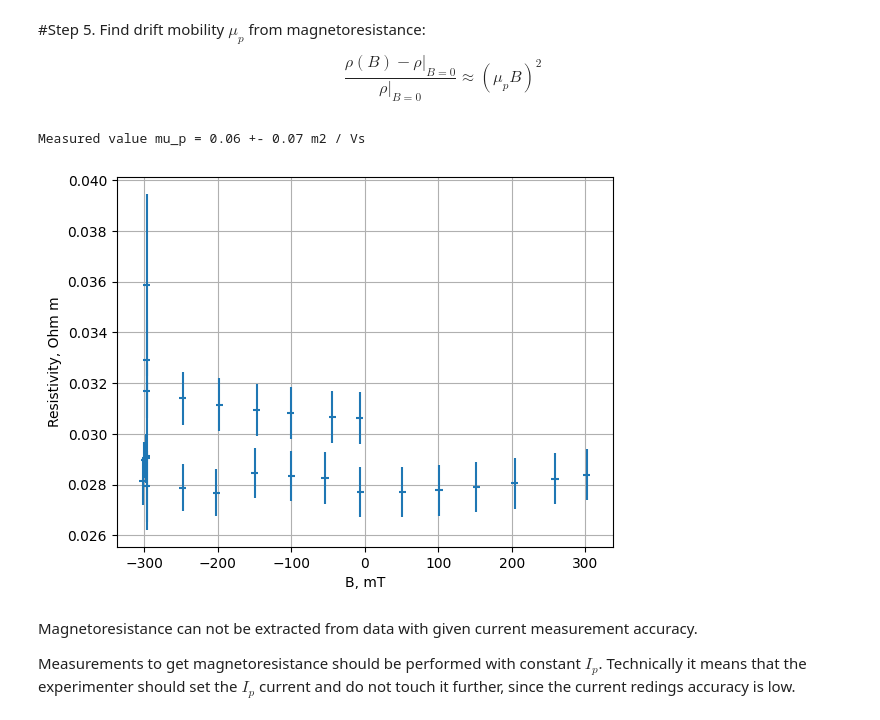
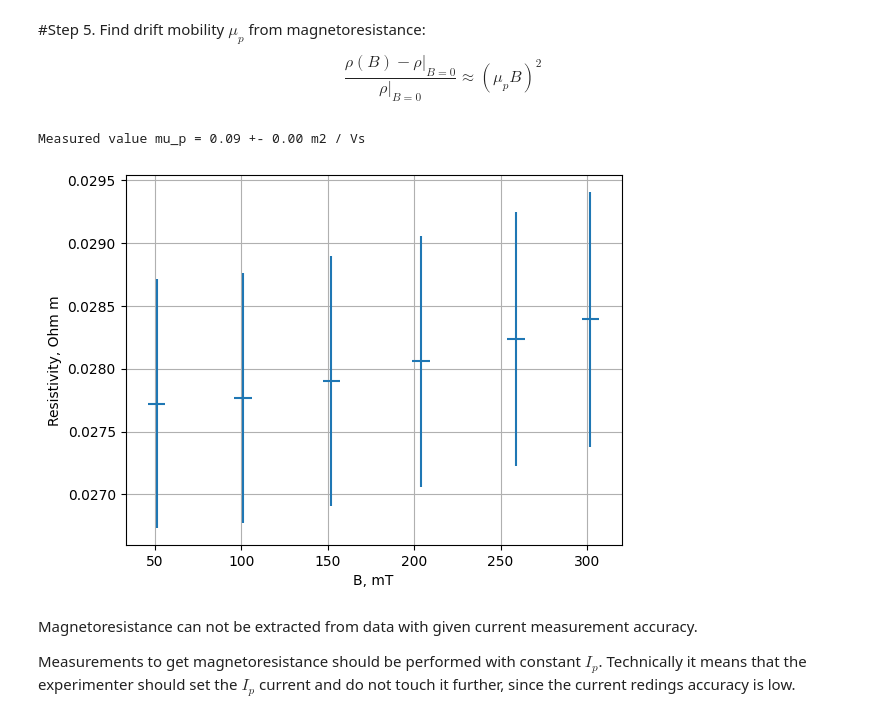
Before and after one commit to evgeny-kolonsky/Lab4, a Jupyter notebook: Hall/Hall_cold_measurements.ipynb, the cells around one changed output. Saved outputs shown, nothing was run; the diff lists cells and outputs as text; code cells hidden in the pictures.

```diff
--- a/Hall/Hall_cold_measurements.ipynb
+++ b/Hall/Hall_cold_measurements.ipynb
@@ -228,68 +228,68 @@ $$
 # %%
 data = '''
 # Ip/mA, Up/mV, Uh/mV, B/mT
-30 1350 8.89 302
-30 1338 17.45 248
-30 1329 25.28 202
-29 1320 34.67 150
-29 1315 44.11 100
-27.5 1244 50.60 54
-28 1242 59.74 6
+#30 1350 8.89 302
+#30 1338 17.45 248
+#30 1329 25.28 202
+#29 1320 34.67 150
+#29 1315 44.11 100
+#27.5 1244 50.60 54
+#28 1242 59.74 6
 28 1242 71.28 -51
 28 1244 80.85 -101
 28 1250 90.56 -152
 28 1257 99.98 -204
 28 1265 109.50 -259
 28 1272 116.62 -302
-40 1854 12.86 300
-30 1394 9.89 298
-20 894 6.34 297
-10 466 3.29 297
+#40 1854 12.86 300
+#30 1394 9.89 298
+#20 894 6.34 297
+#10 466 3.29 297
 #0 -53 -0.33 297
--10 -574 -3.98 297
--21 -1106 -7.77 297
--30 -1521 -10.76 297
--30 -1507 -19.71 248
--30 -1495 -29.23 198
--30 -1485 -39.64 147
--30 -1479 -49.21 101
--30 -1472 -62.14 44
--30 -1470 -70.53 7
+#-10 -574 -3.98 297
+#-21 -1106 -7.77 297
+#-30 -1521 -10.76 297
+#-30 -1507 -19.71 248
+#-30 -1495 -29.23 198
+#-30 -1485 -39.64 147
+#-30 -1479 -49.21 101
+#-30 -1472 -62.14 44
+#-30 -1470 -70.53 7
 '''
 Ip, Up, Uh, B = np.genfromtxt(data.splitlines()).T
 Ip *= 1e-3
 Up *= 1e-3
 Uh *= 1e-3
 B *= -1e-3
 
 # uncertaities
 Ip_err = 1e-3 #mA
 Ip_rel = Ip_err / Ip
 U_err = 1e3 #mV
 Uh_rel = U_err / Up
 B_err = 5e-3 # let's assume error in B is 5 mT
 B_rel = B_err / B
 
 rhoB =  Up/Ip * W * d / L
 rhoB_rel = Ip_rel
 rhoB_err = np.abs(rhoB * rhoB_rel)
 plt.errorbar(B*1e3, rhoB, yerr=rhoB_err, xerr=B_err*1e3, linestyle='')
 
 def model(x, a, offset):
   return (a * x)**2 + offset
 
 parameters, parameters_covariance = curve_fit(model, B, rhoB, sigma=rhoB_err)
 
 mu_p = parameters[0]
 mu_p_err = np.sqrt(np.diag(parameters_covariance))[0]
 print(f'Measured value mu_p = {mu_p:.2f} +- {mu_p_err:.2f} m2 / Vs')
 #plt.plot(B*1e3, model(B, *parameters))
 plt.xlabel('B, mT')
 plt.ylabel('Resistivity, Ohm m')
 plt.grid()
 # %% [output]
-Measured value mu_p = 0.06 +- 0.07 m2 / Vs
+Measured value mu_p = 0.09 +- 0.00 m2 / Vs
-[figure, old version]
+[figure, new version]
 # %% [markdown]
 Magnetoresistance can not be extracted from data with given current measurement accuracy.
 
```
Also changed, not shown: parts of 5 cells of this notebook.
